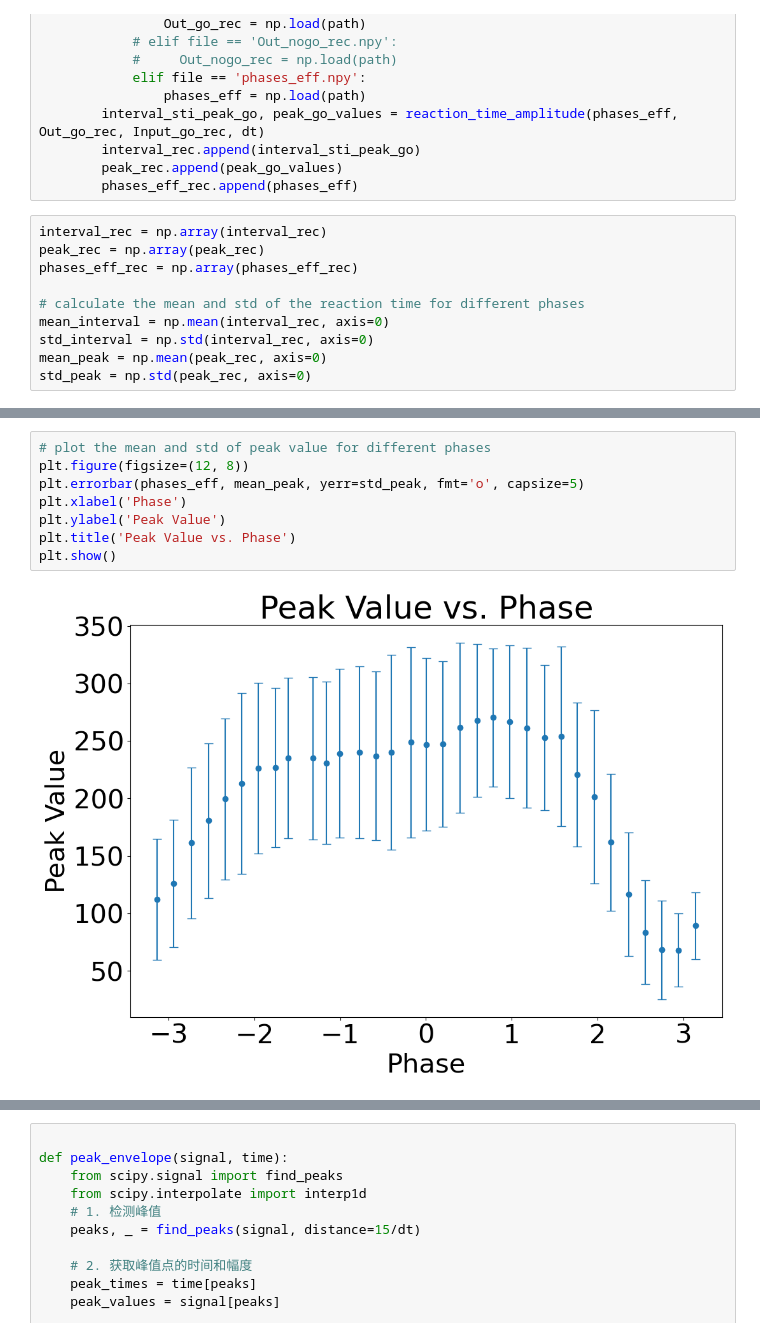
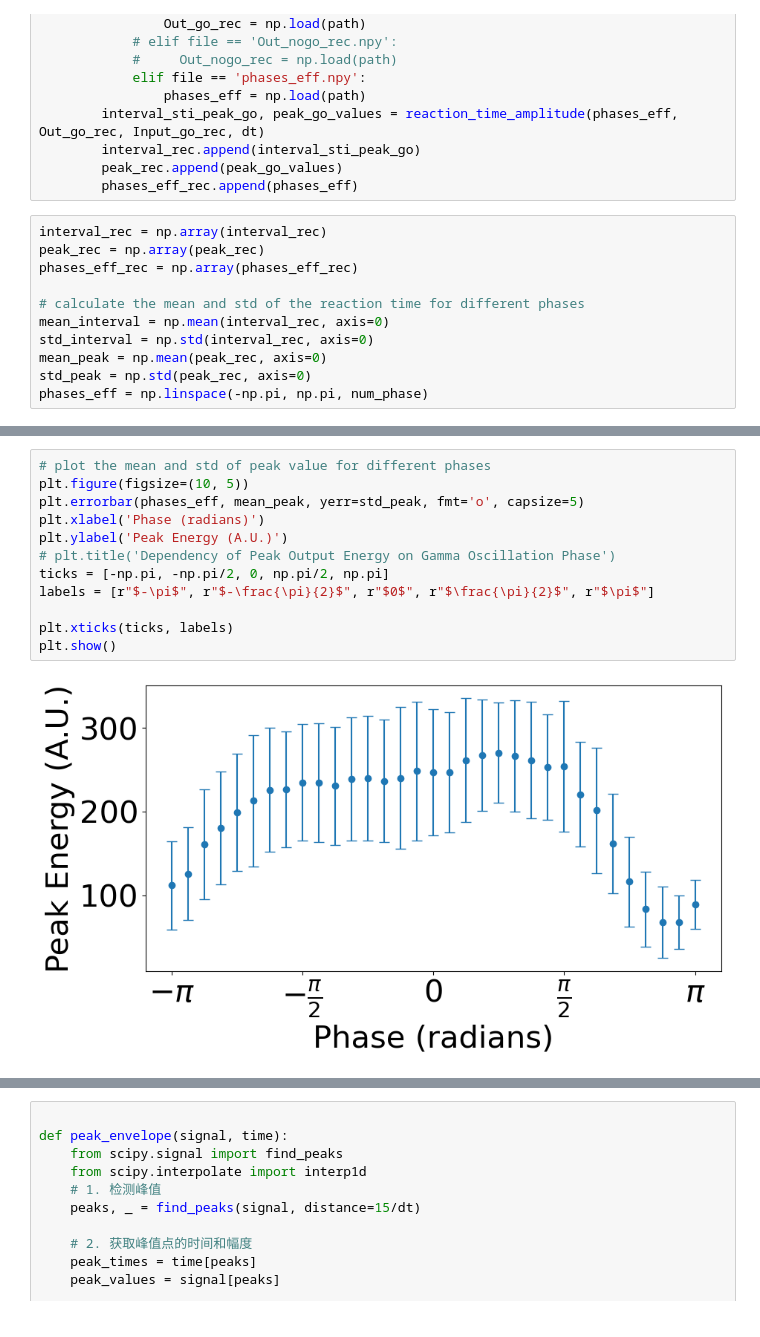
Before and after one commit to LiBinUtokyo/LowRank_ModifiedTheta_SNN, a Jupyter notebook: PYTHON/phase_sensitivity.ipynb, the cells around one changed output, grey strips where cells are left out. Saved outputs shown, nothing was run; the diff lists cells and outputs as text.

```diff
--- a/PYTHON/phase_sensitivity.ipynb
+++ b/PYTHON/phase_sensitivity.ipynb
@@ -438,6 +516,7 @@ mean_interval = np.mean(interval_rec, axis=0)
 std_interval = np.std(interval_rec, axis=0)
 mean_peak = np.mean(peak_rec, axis=0)
 std_peak = np.std(peak_rec, axis=0)
+phases_eff = np.linspace(-np.pi, np.pi, num_phase)
 # %%
 # plot the mean and std of reaction time for different phases
 plt.figure(figsize=(12, 8))
@@ -451,10 +565,14 @@ plt.show()
 # %%
 # plot the mean and std of peak value for different phases
-plt.figure(figsize=(12, 8))
+plt.figure(figsize=(10, 5))
 plt.errorbar(phases_eff, mean_peak, yerr=std_peak, fmt='o', capsize=5)
-plt.xlabel('Phase')
-plt.ylabel('Peak Value')
-plt.title('Peak Value vs. Phase')
+plt.xlabel('Phase (radians)')
+plt.ylabel('Peak Energy (A.U.)')
+# plt.title('Dependency of Peak Output Energy on Gamma Oscillation Phase')
+ticks = [-np.pi, -np.pi/2, 0, np.pi/2, np.pi]
+labels = [r"$-\pi$", r"$-\frac{\pi}{2}$", r"$0$", r"$\frac{\pi}{2}$", r"$\pi$"]
+
+plt.xticks(ticks, labels)
 plt.show()
 # %% [output]
-[figure, old version]
+[figure, new version]
```
Also changed, not shown: parts of 7 cells of this notebook, 3 other files.
